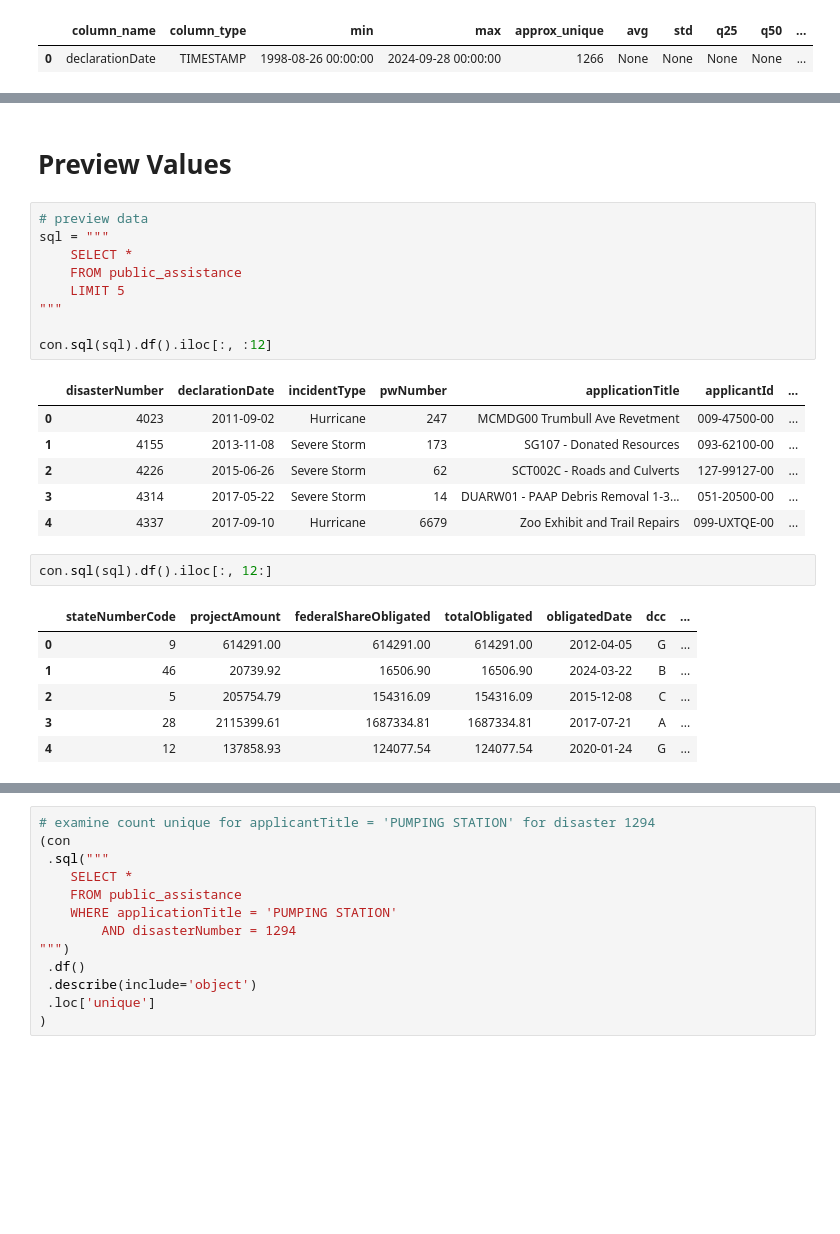
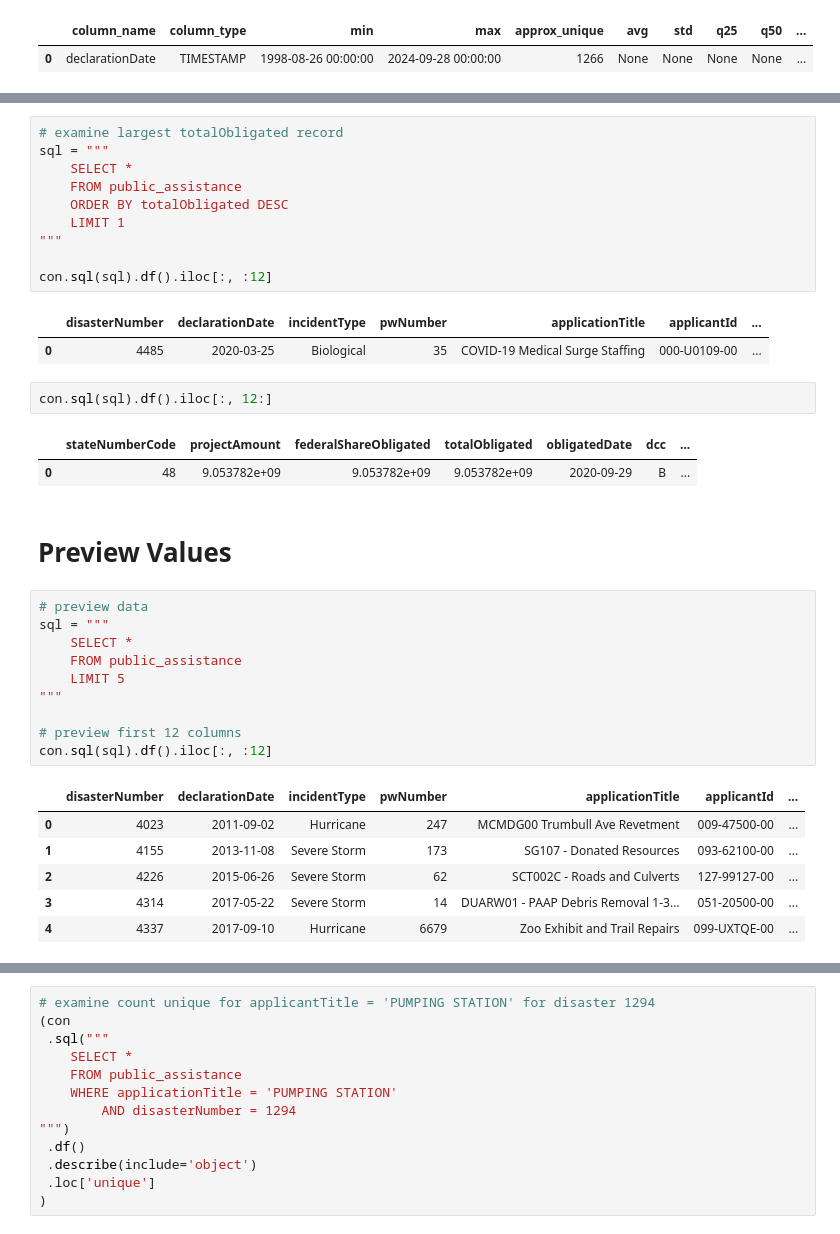
Before and after one commit to mebauer/fema-disaster-information, a Jupyter notebook: public-assistance.ipynb, the cells around one changed output, grey strips where cells are left out. Drawn from its saved outputs; the diff is of its cells as text; blank space fills up the shorter version.

```diff
--- a/public-assistance.ipynb
+++ b/public-assistance.ipynb
@@ -217,3 +218,21 @@ con.sql(sql).df()
+# %%
+# examine largest totalObligated record
+sql = """
+    SELECT *
+    FROM public_assistance
+    ORDER BY totalObligated DESC
+    LIMIT 1
+"""
+
+con.sql(sql).df().iloc[:, :12]
+# %% [output]
+|  | disasterNumber | declarationDate | incidentType | pwNumber | applicationTitle | applicantId | ... |
+| 0 | 4485 | 2020-03-25 | Biological | 35 | COVID-19 Medical Surge Staffing | 000-U0109-00 | ... |
+# %%
+con.sql(sql).df().iloc[:, 12:]
+# %% [output]
+|  | stateNumberCode | projectAmount | federalShareObligated | totalObligated | obligatedDate | dcc | ... |
+| 0 | 48 | 9.053782e+09 | 9.053782e+09 | 9.053782e+09 | 2020-09-29 | B | ... |
 # %% [markdown]
 # Preview Values
 # %%
@@ -224,6 +243,7 @@ sql = """
     LIMIT 5
 """
 
+# preview first 12 columns
 con.sql(sql).df().iloc[:, :12]
 # %% [output]
 |  | disasterNumber | declarationDate | incidentType | pwNumber | applicationTitle | applicantId | ... |
@@ -232,12 +252,3 @@ con.sql(sql).df().iloc[:, :12]
 | 2 | 4226 | 2015-06-26 | Severe Storm | 62 | SCT002C - Roads and Culverts | 127-99127-00 | ... |
 | 3 | 4314 | 2017-05-22 | Severe Storm | 14 | DUARW01 - PAAP Debris Removal 1-3... | 051-20500-00 | ... |
 | 4 | 4337 | 2017-09-10 | Hurricane | 6679 | Zoo Exhibit and Trail Repairs | 099-UXTQE-00 | ... |
-# %%
-con.sql(sql).df().iloc[:, 12:]
-# %% [output]
-|  | stateNumberCode | projectAmount | federalShareObligated | totalObligated | obligatedDate | dcc | ... |
-| 0 | 9 | 614291.00 | 614291.00 | 614291.00 | 2012-04-05 | G | ... |
-| 1 | 46 | 20739.92 | 16506.90 | 16506.90 | 2024-03-22 | B | ... |
-| 2 | 5 | 205754.79 | 154316.09 | 154316.09 | 2015-12-08 | C | ... |
-| 3 | 28 | 2115399.61 | 1687334.81 | 1687334.81 | 2017-07-21 | A | ... |
-| 4 | 12 | 137858.93 | 124077.54 | 124077.54 | 2020-01-24 | G | ... |
```
Also changed, not shown: parts of 36 cells of this notebook, 1 other file.
